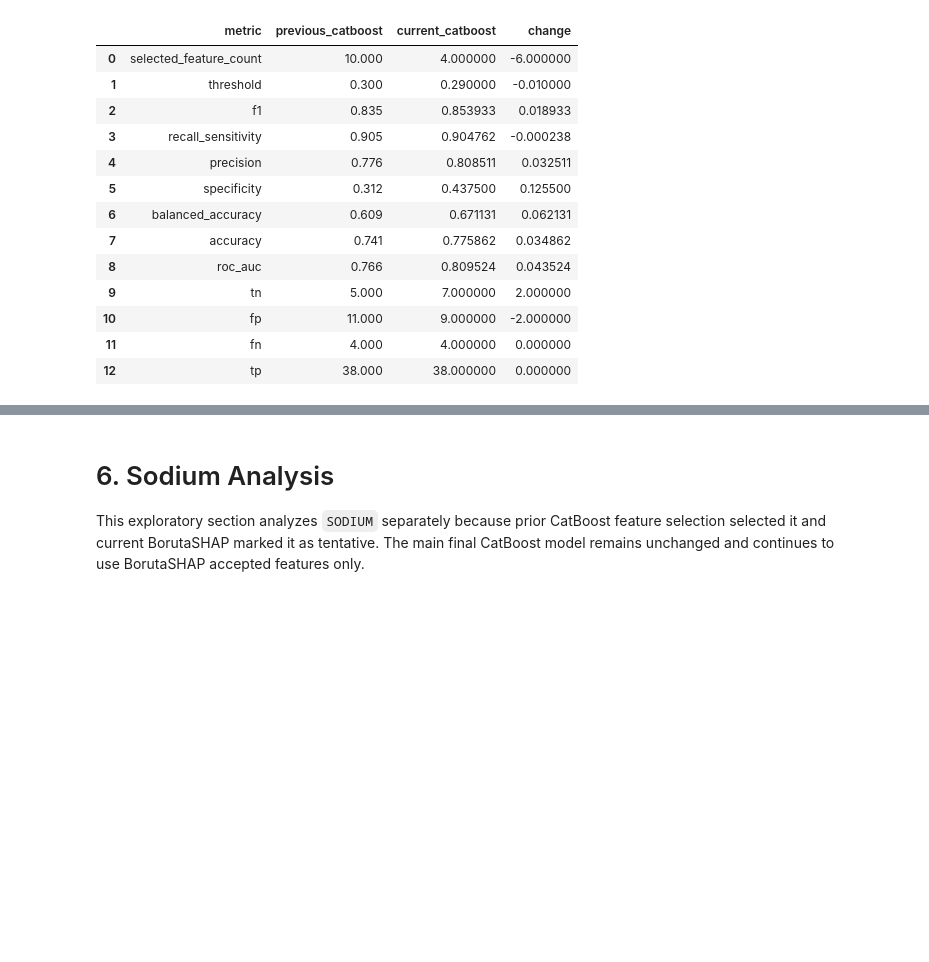
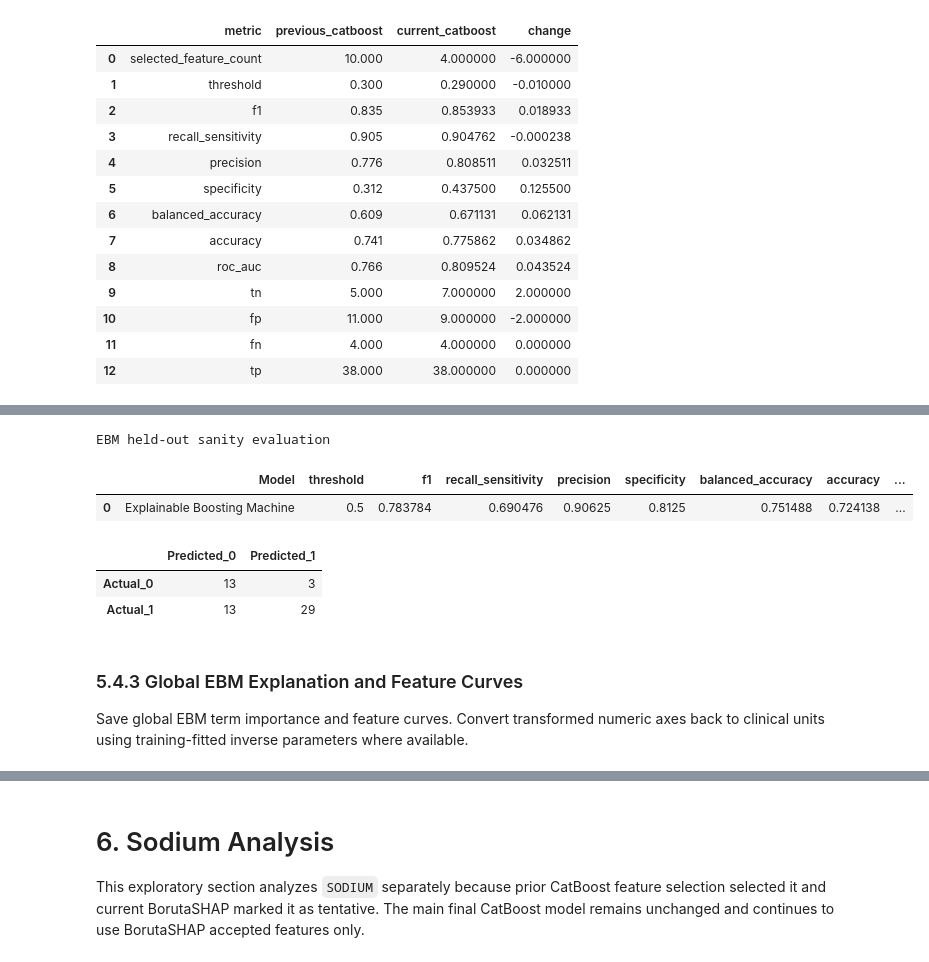
Before and after one commit to Izzuley/EEG-Abnormality-Project, a Jupyter notebook: EEGAbnormality_Project.ipynb, the cells around one changed output, grey strips where cells are left out. Drawn from its saved outputs; the diff is of its cells as text; code cells hidden in the pictures; blank space fills up the shorter version.

```diff
--- a/EEGAbnormality_Project.ipynb
+++ b/EEGAbnormality_Project.ipynb
@@ -1715,0 +2645,49 @@ Clinical caveats and limitations
+# %%
+ebm_sample_weights = compute_sample_weight(class_weight="balanced", y=y_train)
+ebm_model = ExplainableBoostingClassifier(
+    interactions=0,
+    max_bins=64,
+    outer_bags=8,
+    learning_rate=0.03,
+    max_rounds=3000,
+    early_stopping_rounds=100,
+    min_samples_leaf=4,
+    n_jobs=1,
+    random_state=RANDOM_STATE,
+)
+ebm_model.fit(
+    X_train_ebm,
+    y_train,
+    sample_weight=ebm_sample_weights,
+)
+ebm_test_scores = np.asarray(
+    ebm_model.predict_proba(X_test_ebm), dtype=float
+)[:, 1]
+ebm_test_predictions = (ebm_test_scores >= 0.5).astype(int)
+ebm_metrics = binary_metrics(y_test, ebm_test_scores, threshold=0.5)
+ebm_metrics_df = pd.DataFrame(
+    [{"Model": "Explainable Boosting Machine", **ebm_metrics}]
+)
+ebm_confusion_matrix_df = pd.DataFrame(
+    confusion_matrix(y_test, ebm_test_predictions, labels=[0, 1]),
+    index=["Actual_0", "Actual_1"],
+    columns=["Predicted_0", "Predicted_1"],
+)
+ebm_metrics_df.to_csv(XAI_TABLES_DIR / "ebm_sanity_metrics.csv", index=False)
+ebm_confusion_matrix_df.to_csv(
+    XAI_TABLES_DIR / "ebm_sanity_confusion_matrix.csv"
+)
+print("EBM held-out sanity evaluation")
+display(ebm_metrics_df)
+display(ebm_confusion_matrix_df)
+# %% [output]
+EBM held-out sanity evaluation
+|  | Model | threshold | f1 | recall_sensitivity | precision | specificity | balanced_accuracy | accuracy | ... |
+| 0 | Explainable Boosting Machine | 0.5 | 0.783784 | 0.690476 | 0.90625 | 0.8125 | 0.751488 | 0.724138 | ... |
+|  | Predicted_0 | Predicted_1 |
+| Actual_0 | 13 | 3 |
+| Actual_1 | 13 | 29 |
+# %% [markdown]
+### 5.4.3 Global EBM Explanation and Feature Curves
+
+Save global EBM term importance and feature curves. Convert transformed numeric axes back to clinical units using training-fitted inverse parameters where available.
```
Also changed, not shown: parts of 59 cells of this notebook.
